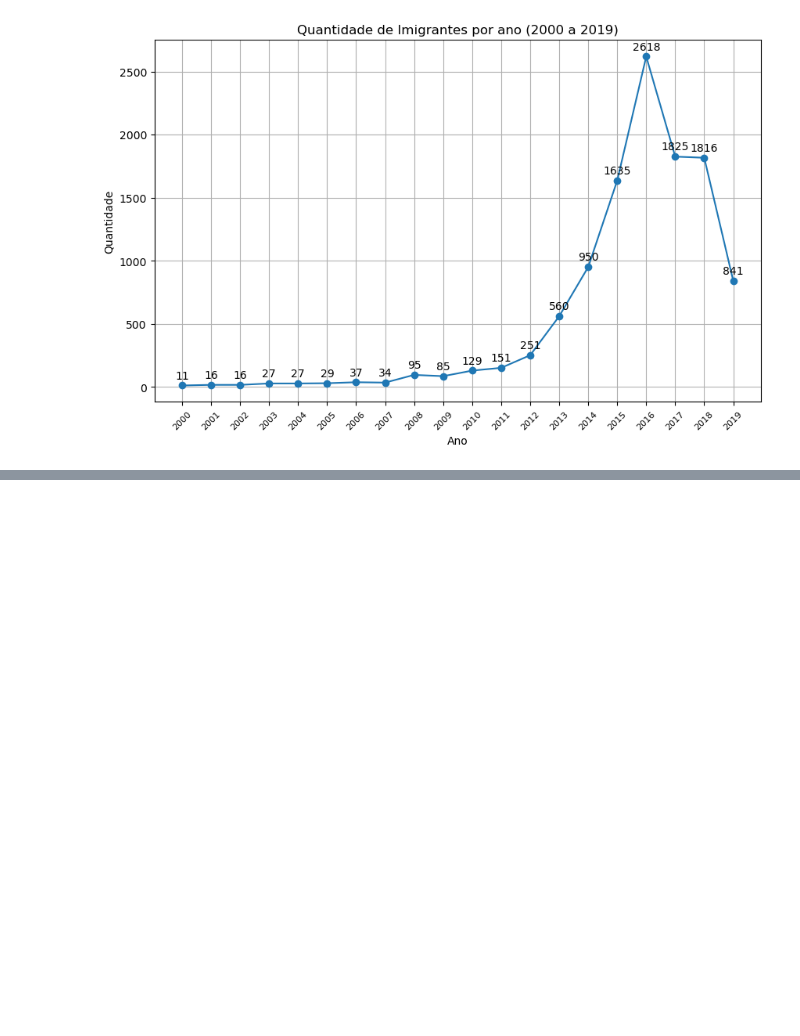
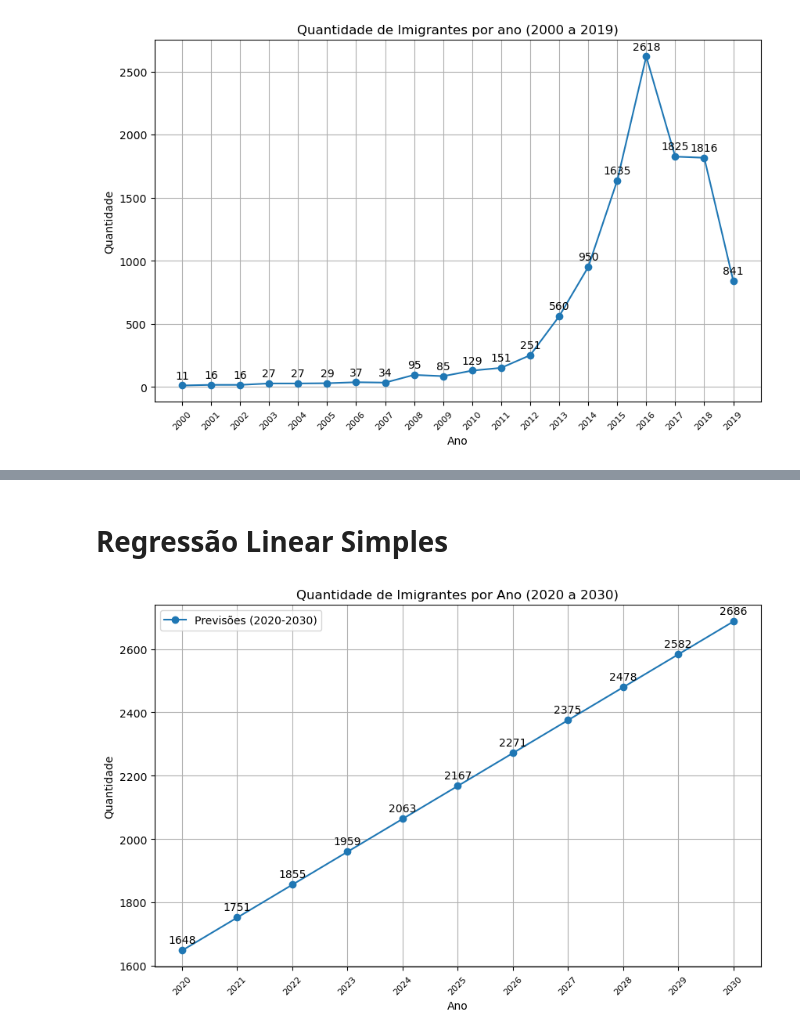
Before and after one commit to VictorHugo11/analise_imigrante, a Jupyter notebook: imigrantes.ipynb, the cells around one changed output, grey strips where cells are left out. Drawn from its saved outputs; the diff is of its cells as text; code cells hidden in the pictures; blank space fills up the shorter version.

```diff
--- a/imigrantes.ipynb
+++ b/imigrantes.ipynb
@@ -706,0 +755,30 @@ plt.show()
+# %% [markdown]
+# Regressão Linear Simples
+# %%
+X = df_contagem_ano[['Ano']]
+y = df_contagem_ano['Quantidade']
+
+model = LinearRegression()
+model.fit(X, y)
+
+anos_futuros = np.arange(2020, 2031).reshape(-1, 1)
+previsoes = model.predict(anos_futuros)
+
+plt.figure(figsize=(10, 6))
+plt.plot(anos_futuros, previsoes, marker='o', linestyle='-', label='Previsões (2020-2030)')
+
+plt.title('Quantidade de Imigrantes por Ano (2020 a 2030)')
+plt.xlabel('Ano')
+plt.ylabel('Quantidade')
+
+plt.xticks(range(2020, 2031, 1), rotation=45, fontsize=8)
+
+for i in range(len(anos_futuros)):
+    plt.text(anos_futuros[i], previsoes[i] + 15, f"{int(previsoes[i])}", ha='center', va='bottom')
+
+plt.legend()
+plt.grid(True)
+
+plt.show()
+# %% [output]
+[figure, added]
```
Also changed, not shown: parts of 6 cells of this notebook.
